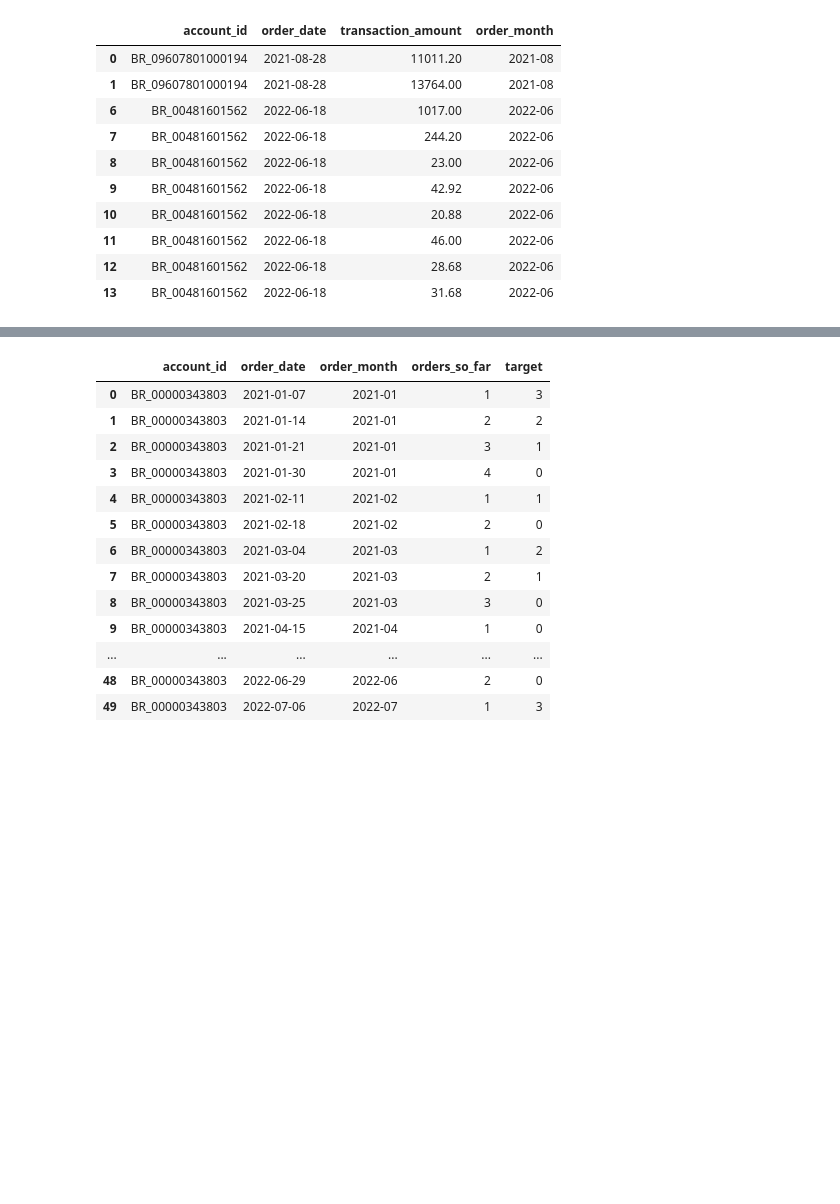
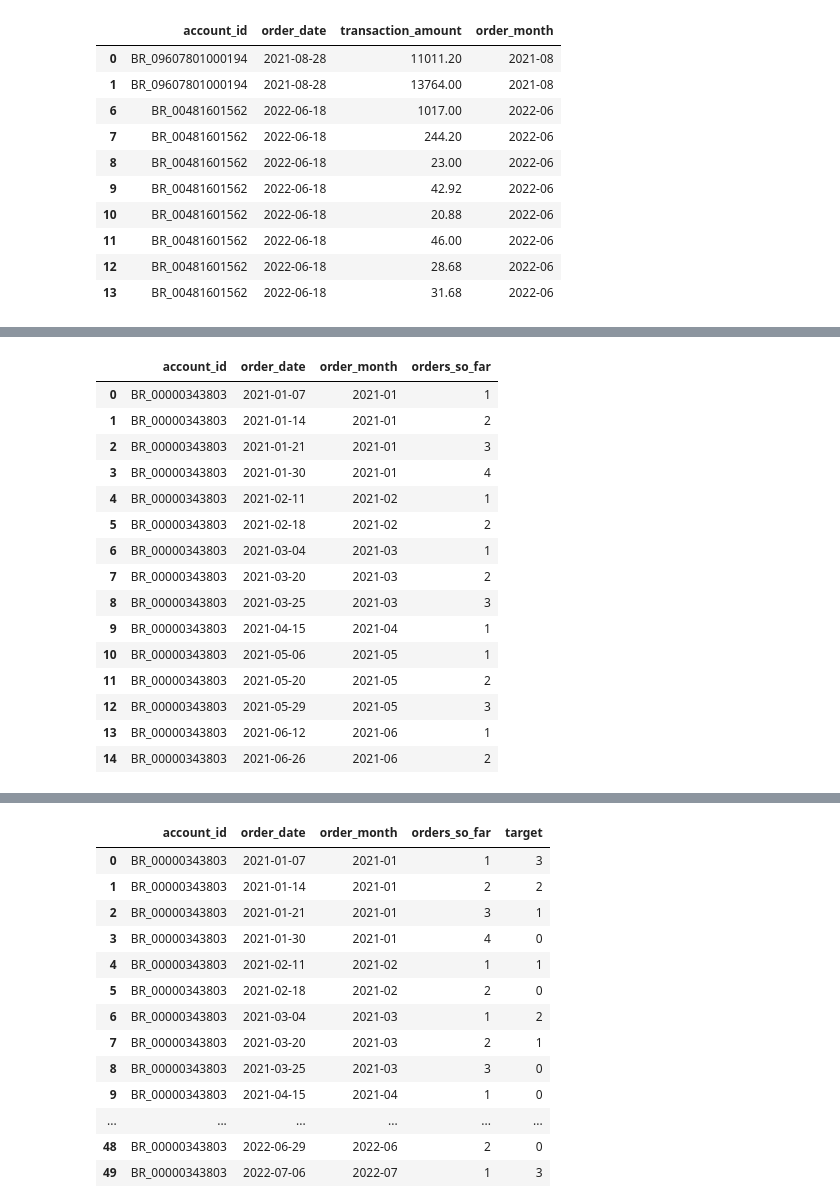
Before and after one commit to telmacarvalho/cases, a Jupyter notebook: case_bees.ipynb, the cells around one changed output, grey strips where cells are left out. Saved outputs shown, nothing was run; the diff lists cells and outputs as text; code cells hidden in the pictures; blank space fills up the shorter version.

```diff
--- a/case_bees.ipynb
+++ b/case_bees.ipynb
@@ -611,0 +576,10 @@ target_df
+# %%
+# Drop duplicates to get one row per account_id and order_date
+distinct_orders = (
+    historical_df[["account_id", "order_date", "order_month"]]
+    .drop_duplicates()
+    .sort_values(["account_id", "order_date"]).reset_index(
+        drop=True
+    )
+)
+distinct_orders.head()
@@ -611,0 +593,25 @@ target_df
+# %%
+# Count order days so far within the month
+distinct_orders["orders_so_far"] = (
+    distinct_orders
+    .groupby(["account_id", "order_month"])
+    .cumcount() + 1
+)
+distinct_orders.head(15)
+# %% [output]
+|  | account_id | order_date | order_month | orders_so_far |
+| 0 | BR_00000343803 | 2021-01-07 | 2021-01 | 1 |
+| 1 | BR_00000343803 | 2021-01-14 | 2021-01 | 2 |
+| 2 | BR_00000343803 | 2021-01-21 | 2021-01 | 3 |
+| 3 | BR_00000343803 | 2021-01-30 | 2021-01 | 4 |
+| 4 | BR_00000343803 | 2021-02-11 | 2021-02 | 1 |
+| 5 | BR_00000343803 | 2021-02-18 | 2021-02 | 2 |
+| 6 | BR_00000343803 | 2021-03-04 | 2021-03 | 1 |
+| 7 | BR_00000343803 | 2021-03-20 | 2021-03 | 2 |
+| 8 | BR_00000343803 | 2021-03-25 | 2021-03 | 3 |
+| 9 | BR_00000343803 | 2021-04-15 | 2021-04 | 1 |
+| 10 | BR_00000343803 | 2021-05-06 | 2021-05 | 1 |
+| 11 | BR_00000343803 | 2021-05-20 | 2021-05 | 2 |
+| 12 | BR_00000343803 | 2021-05-29 | 2021-05 | 3 |
+| 13 | BR_00000343803 | 2021-06-12 | 2021-06 | 1 |
+| 14 | BR_00000343803 | 2021-06-26 | 2021-06 | 2 |
```
Also changed, not shown: parts of 22 cells of this notebook.
